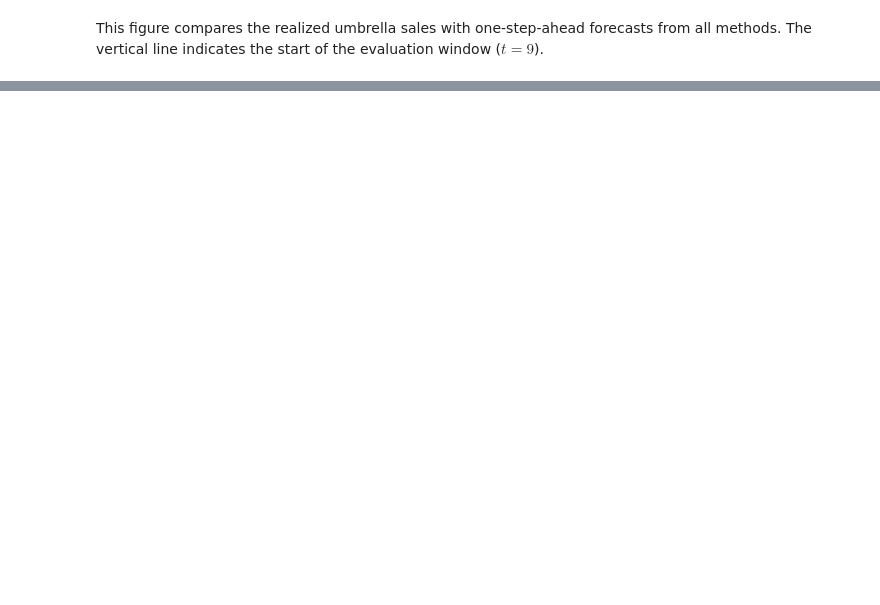
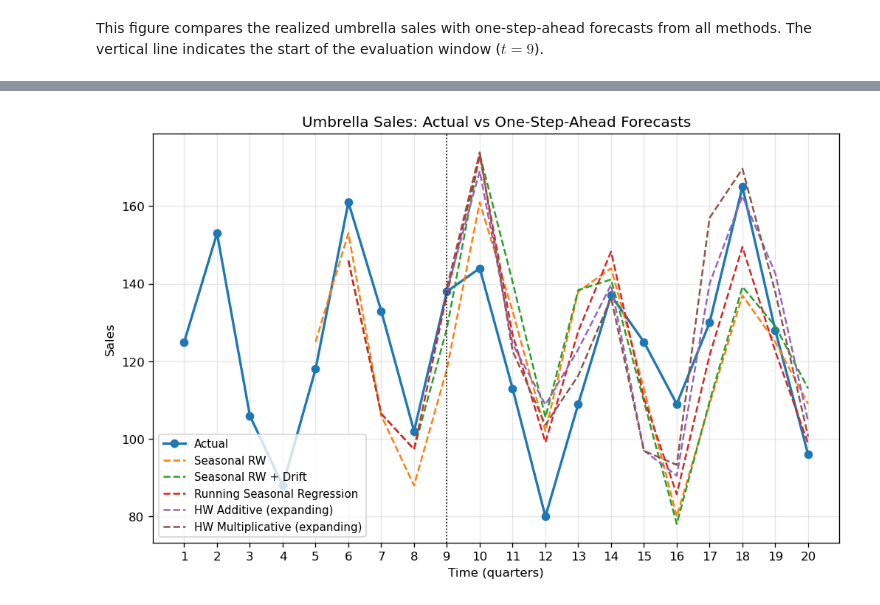
Before and after one commit to Yukisschu/forecasting_methods, a Jupyter notebook: AssignmentI/question_c.ipynb, the cells around one changed output, grey strips where cells are left out. Cells and saved outputs as stored; diff of their text form; code cells hidden in the pictures; blank space fills up the shorter version.

```diff
--- a/AssignmentI/question_c.ipynb
+++ b/AssignmentI/question_c.ipynb
@@ -186,7 +159,7 @@ aA, bA, gA, yhat_hw_add, u_add, loss_add = estimate_alpha_beta_gamma_seasonal_hw
     y,
     S,
     multiplicative=False,   # additive seasonality
-    criterion="MAE",        # optimize parameters by minimizing SSE
+    criterion="SSE",        # optimize parameters by minimizing SSE
     grid_n=31,              # grid resolution for alpha/beta/gamma
     eps=1e-2                # restrict grid to (eps, 1-eps)
 )
@@ -315,0 +250,45 @@ plt.show()
+# %%
+colors = {
+    "Actual": "tab:blue",
+    "Seasonal RW": "tab:orange",
+    "Seasonal RW + Drift": "tab:green",
+    "Running Seasonal Regression": "tab:red",
+    "HW Additive (expanding)": "tab:purple",
+    "HW Multiplicative (expanding)": "tab:brown",
+}
+# %%
+t = np.arange(1, T + 1)
+plt.figure(figsize=(10, 6), dpi=120)
+
+# actual data
+plt.plot(
+    t, y,
+    marker="o",
+    linewidth=2,
+    label="Actual",
+    color=colors["Actual"],
+)
+
+# forecasts
+plt.plot(t, yhat_srw, linestyle="--", label="Seasonal RW",
+         color=colors["Seasonal RW"])
+plt.plot(t, yhat_srw_drift, linestyle="--", label="Seasonal RW + Drift",
+         color=colors["Seasonal RW + Drift"])
+plt.plot(t, yhat_reg, linestyle="--", label="Running Seasonal Regression",
+         color=colors["Running Seasonal Regression"])
+plt.plot(t, yhat_hw_add, linestyle="--", label="HW Additive (expanding)",
+         color=colors["HW Additive (expanding)"])
+plt.plot(t, yhat_hw_mul, linestyle="--", label="HW Multiplicative (expanding)",
+         color=colors["HW Multiplicative (expanding)"])
+
+plt.axvline(eval_start + 1, color="black", linestyle=":", linewidth=1)
+
+plt.title("Umbrella Sales: Actual vs One-Step-Ahead Forecasts")
+plt.xlabel("Time (quarters)")
+plt.ylabel("Sales")
+plt.xticks(t)
+plt.legend(fontsize=9)
+plt.grid(alpha=0.3)
+plt.show()
+# %% [output]
+[figure, added]
```
Also changed, not shown: parts of 11 cells of this notebook, 1 other file.
